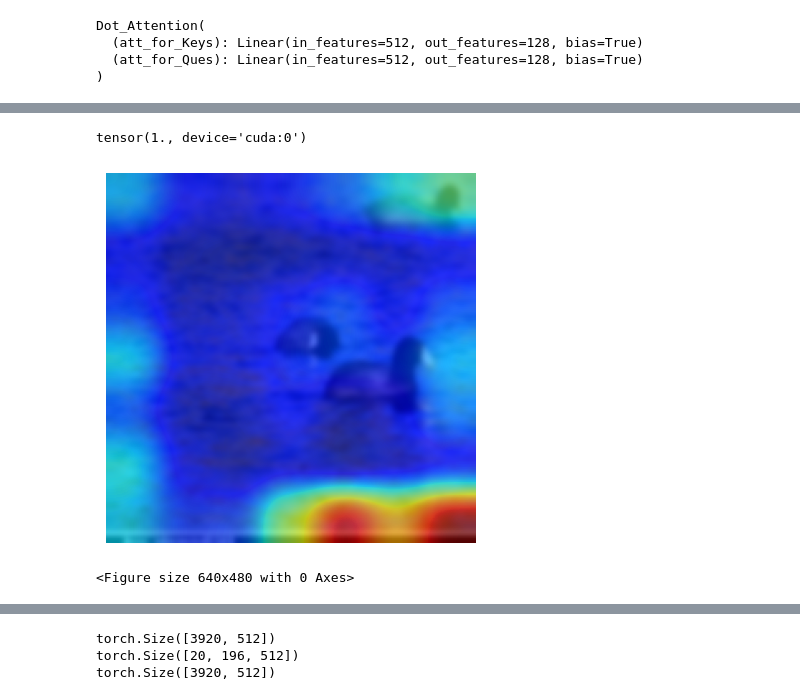
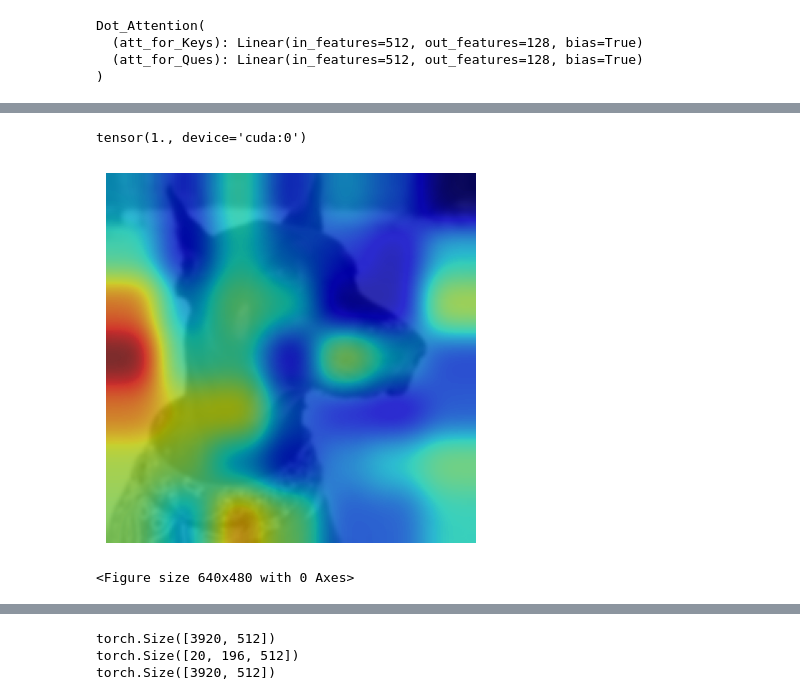
Before and after one commit to Kyo-suke-S/PyTorch-BYOL, a Jupyter notebook: attention_visualize.ipynb, the cells around one changed output, grey strips where cells are left out. Cells and saved outputs as stored; diff of their text form; code cells hidden in the pictures.

```diff
--- a/attention_visualize.ipynb
+++ b/attention_visualize.ipynb
@@ -26,7 +26,7 @@ print(parent_dir)
 Using device: cuda
 /home/shirota
 # %%
-work_dir = parent_dir+"/PyTorch-BYOL/runs/Aug02_13-06-23_rock9_dot_atten_test"
+work_dir = parent_dir+"/PyTorch-BYOL/runs/Aug03_13-27-28_rock9"
 config_yml = work_dir+"/checkpoints/config.yaml"
 #config_yml = "./configs/config2_simclr_100epoch.yml"
 with open(os.path.join(config_yml)) as file:
@@ -200,7 +200,7 @@ with torch.no_grad():
     cv, alphas_on_view2 = attention(to_ext_H1, ext_H1)
     _, alphas_on_view1 = attention(to_ext_H2, ext_H2)
 # %%
-i = 17
+i = 15
 view1 = batch_view_1[i]
 view2 = batch_view_2[i]
 print(view1.size())
@@ -227,15 +227,16 @@ torch.Size([3, 224, 224])
 # %%
 on_image = batch_view_2[i]
 encoded_img_size = config['network']['encoded_img_size'] # 14
 x_pos = 6
-y_pos = 6
+y_pos = 2
 j = x_pos + encoded_img_size*y_pos
 alpha = alphas_on_view2[i][j]
 print(alpha.sum())
+#print(alpha)
 attention_visualize_imagenet(on_image, alpha)
 # %% [output]
 tensor(1., device='cuda:0')
-[figure, old version]
+[figure, new version]
 <Figure size 640x480 with 0 Axes>
 # %%
 on_image = batch_view_1[i]
```
Also changed, not shown: parts of 2 cells of this notebook, 3 other files.
